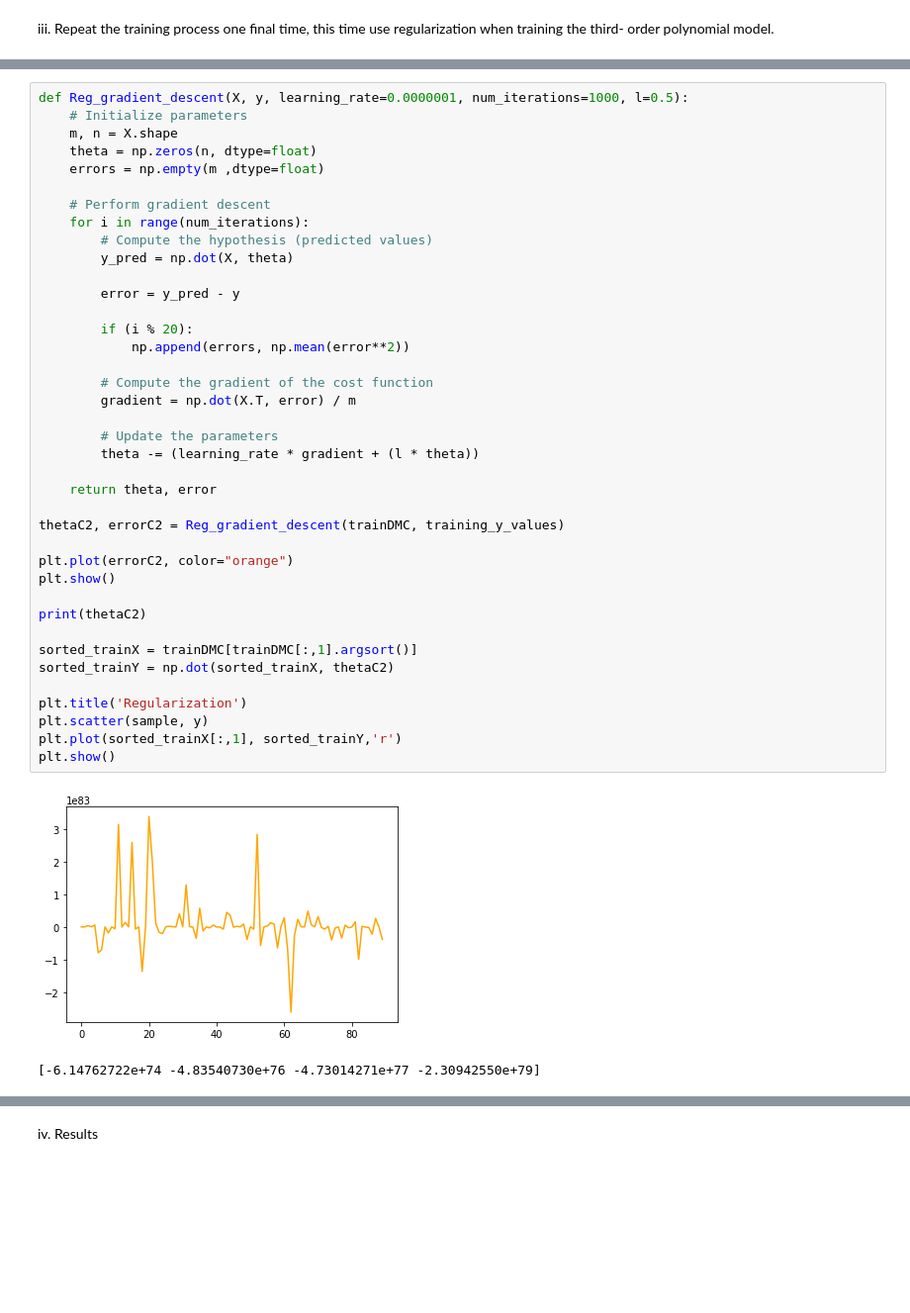
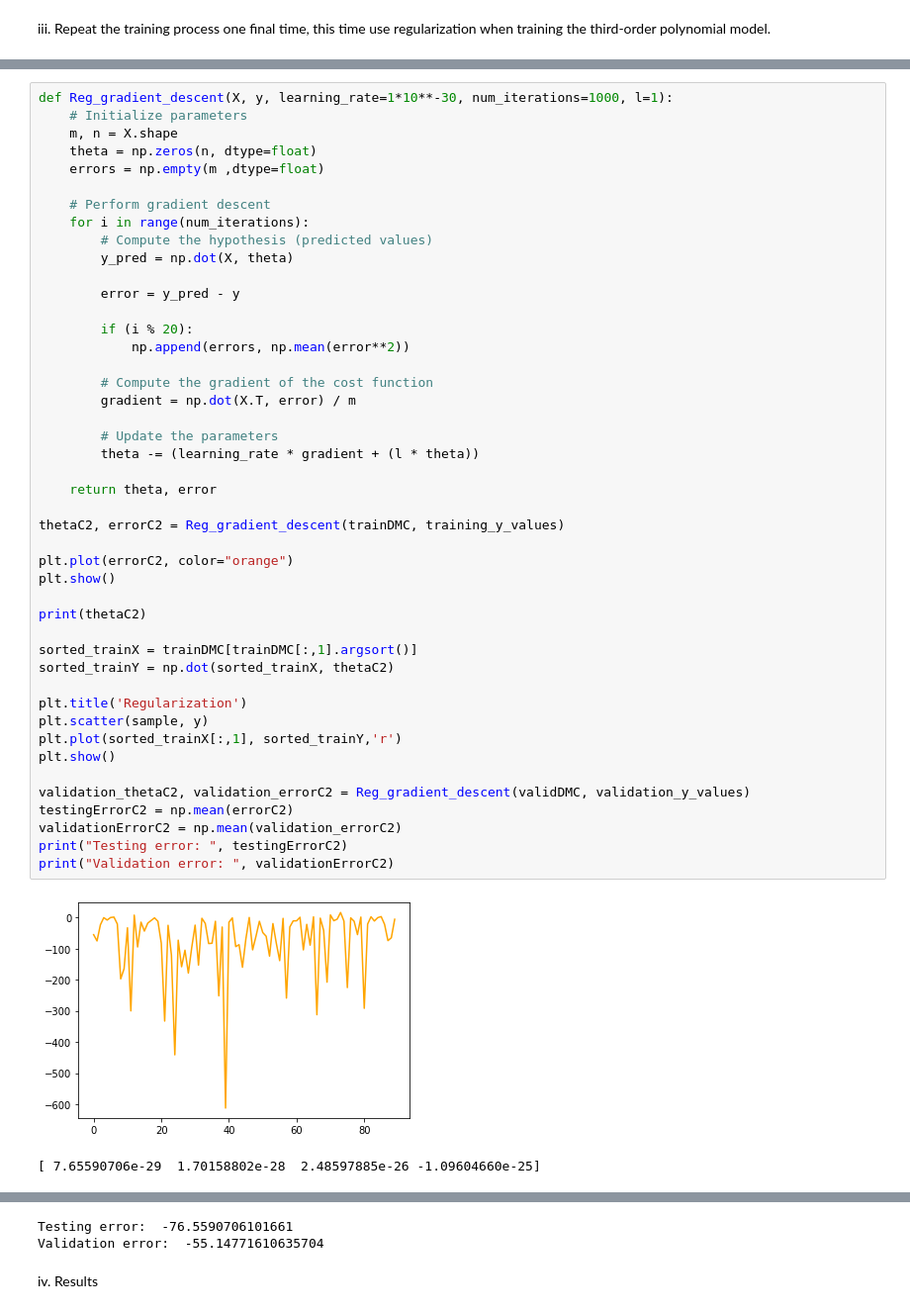
Before and after one commit to muaazbassa/COMS3007A-Machine-Learning, a Jupyter notebook: 4. ML Linear Regression Tutorial/Linear Regression.ipynb, the cells around one changed output, grey strips where cells are left out. Shown: that part at 99% size. Drawn from its saved outputs; the diff is of its cells as text; blank space fills up the shorter version.

```diff
--- a/4. ML Linear Regression Tutorial/Linear Regression.ipynb
+++ b/4. ML Linear Regression Tutorial/Linear Regression.ipynb
@@ -472,5 +461,5 @@ Regularised Gradient Descent - Seems to be working funny though...
 # %%
-def Reg_gradient_descent(X, y, learning_rate=0.0000001, num_iterations=1000, l=0.5):
+def Reg_gradient_descent(X, y, learning_rate=1*10**-30, num_iterations=1000, l=1):
     # Initialize parameters
     m, n = X.shape
     theta = np.zeros(n, dtype=float)
@@ -482,32 +471,38 @@ def Reg_gradient_descent(X, y, learning_rate=0.0000001, num_iterations=1000, l=0
         y_pred = np.dot(X, theta)
 
         error = y_pred - y
 
         if (i % 20):
             np.append(errors, np.mean(error**2))
 
         # Compute the gradient of the cost function
         gradient = np.dot(X.T, error) / m
 
         # Update the parameters
         theta -= (learning_rate * gradient + (l * theta))
 
     return theta, error
 
 thetaC2, errorC2 = Reg_gradient_descent(trainDMC, training_y_values)
 
 plt.plot(errorC2, color="orange")
 plt.show()
 
 print(thetaC2)
 
 sorted_trainX = trainDMC[trainDMC[:,1].argsort()]
 sorted_trainY = np.dot(sorted_trainX, thetaC2)
 
 plt.title('Regularization')
 plt.scatter(sample, y)
 plt.plot(sorted_trainX[:,1], sorted_trainY,'r')
 plt.show()
+
+validation_thetaC2, validation_errorC2 = Reg_gradient_descent(validDMC, validation_y_values)
+testingErrorC2 = np.mean(errorC2)
+validationErrorC2 = np.mean(validation_errorC2)
+print("Testing error: ", testingErrorC2)
+print("Validation error: ", validationErrorC2)
 # %% [output]
-[figure, old version]
+[figure, new version]
-[-6.14762722e+74 -4.83540730e+76 -4.73014271e+77 -2.30942550e+79]
+[ 7.65590706e-29  1.70158802e-28  2.48597885e-26 -1.09604660e-25]
@@ -515,3 +510,5 @@ plt.show()
+Testing error:  -76.5590706101661
+Validation error:  -55.14771610635704
 # %% [markdown]
 iv. Results
 # %%
```
Also changed, not shown: parts of 22 cells of this notebook.
